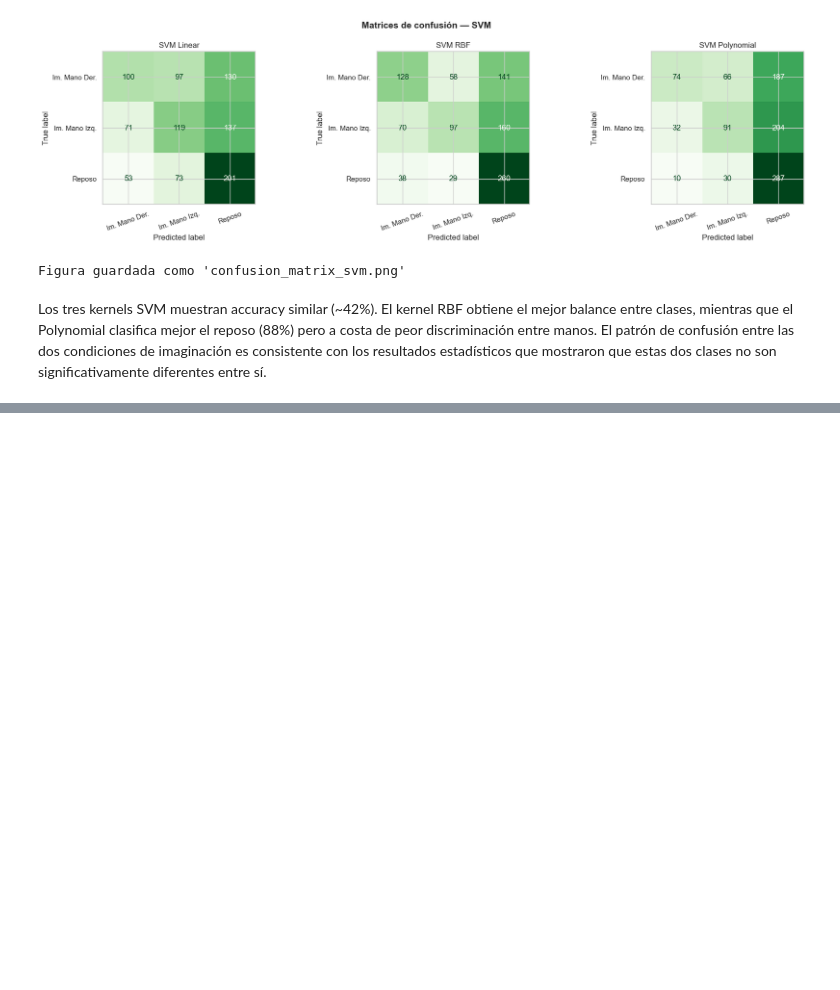
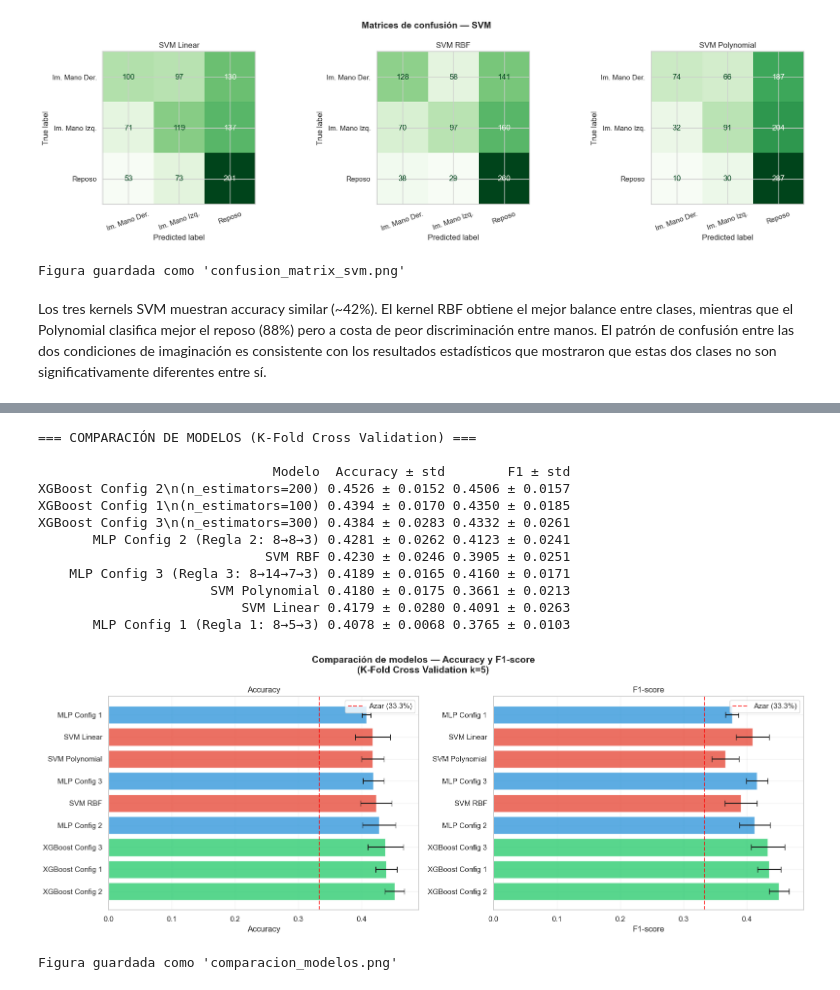
Before and after one commit to Valengaob/Lab_Biosenales2026, a Jupyter notebook: Proyecto/ProyectoFinal.ipynb, the cells around one changed output, grey strips where cells are left out. Cells and saved outputs as stored; diff of their text form; code cells hidden in the pictures; blank space fills up the shorter version.

```diff
--- a/Proyecto/ProyectoFinal.ipynb
+++ b/Proyecto/ProyectoFinal.ipynb
@@ -1923,0 +2066,78 @@ con los resultados estadísticos que mostraron que estas dos clases no son signi
+# %%
+#23 Comparación final de todos los modelos
+
+# Consolidar resultados de todos los modelos
+todos_resultados = {}
+todos_resultados.update(resultados_mlp)
+todos_resultados.update(resultados_svm)
+todos_resultados.update(resultados_xgb)
+
+# Crear DataFrame de comparación
+df_comparacion = pd.DataFrame([
+    {
+        'Modelo': nombre,
+        'Accuracy': v['accuracy_mean'],
+        'Accuracy ± std': f"{v['accuracy_mean']:.4f} ± {v['accuracy_std']:.4f}",
+        'F1-score': v['f1_mean'],
+        'F1 ± std': f"{v['f1_mean']:.4f} ± {v['f1_std']:.4f}"
+    }
+    for nombre, v in todos_resultados.items()
+]).sort_values('Accuracy', ascending=False)
+
+print("=== COMPARACIÓN DE MODELOS (K-Fold Cross Validation) ===\n")
+print(df_comparacion[['Modelo', 'Accuracy ± std', 'F1 ± std']].to_string(index=False))
+
+# Gráfica comparativa
+fig, axes = plt.subplots(1, 2, figsize=(16, 6))
+fig.suptitle('Comparación de modelos — Accuracy y F1-score\n(K-Fold Cross Validation k=5)',
+             fontsize=14, fontweight='bold')
+
+modelos = [n.split('(')[0].strip() for n in df_comparacion['Modelo']]
+accuracies = df_comparacion['Accuracy'].values
+f1_scores = df_comparacion['F1-score'].values
+stds_acc = df_comparacion['Accuracy'].values * 0
+stds_acc = [todos_resultados[n]['accuracy_std'] for n in df_comparacion['Modelo']]
+stds_f1 = [todos_resultados[n]['f1_std'] for n in df_comparacion['Modelo']]
+
+colores = ['#2ecc71' if 'XGB' in m else '#3498db' if 'MLP' in m else '#e74c3c'
+           for m in df_comparacion['Modelo']]
+
+# Accuracy
+axes[0].barh(modelos, accuracies, xerr=stds_acc,
+             color=colores, alpha=0.8, capsize=4)
+axes[0].axvline(x=1/3, color='red', linestyle='--',
+                alpha=0.7, label='Azar (33.3%)')
+axes[0].set_title('Accuracy')
+axes[0].set_xlabel('Accuracy')
+axes[0].legend()
+axes[0].grid(True, alpha=0.3)
+
+# F1-score
+axes[1].barh(modelos, f1_scores, xerr=stds_f1,
+             color=colores, alpha=0.8, capsize=4)
+axes[1].axvline(x=1/3, color='red', linestyle='--',
+                alpha=0.7, label='Azar (33.3%)')
+axes[1].set_title('F1-score')
+axes[1].set_xlabel('F1-score')
+axes[1].legend()
+axes[1].grid(True, alpha=0.3)
+
+plt.tight_layout()
+plt.savefig('comparacion_modelos.png', dpi=150, bbox_inches='tight')
+plt.show()
+print("Figura guardada como 'comparacion_modelos.png'")
+# %% [output]
+=== COMPARACIÓN DE MODELOS (K-Fold Cross Validation) ===
+
+                              Modelo  Accuracy ± std        F1 ± std
+XGBoost Config 2\n(n_estimators=200) 0.4526 ± 0.0152 0.4506 ± 0.0157
+XGBoost Config 1\n(n_estimators=100) 0.4394 ± 0.0170 0.4350 ± 0.0185
+XGBoost Config 3\n(n_estimators=300) 0.4384 ± 0.0283 0.4332 ± 0.0261
+       MLP Config 2 (Regla 2: 8→8→3) 0.4281 ± 0.0262 0.4123 ± 0.0241
+                             SVM RBF 0.4230 ± 0.0246 0.3905 ± 0.0251
+    MLP Config 3 (Regla 3: 8→14→7→3) 0.4189 ± 0.0165 0.4160 ± 0.0171
+                      SVM Polynomial 0.4180 ± 0.0175 0.3661 ± 0.0213
+                          SVM Linear 0.4179 ± 0.0280 0.4091 ± 0.0263
+       MLP Config 1 (Regla 1: 8→5→3) 0.4078 ± 0.0068 0.3765 ± 0.0103
+[figure, added]
+Figura guardada como 'comparacion_modelos.png'
```
Also changed, not shown: parts of 9 cells of this notebook, 2 other files.
